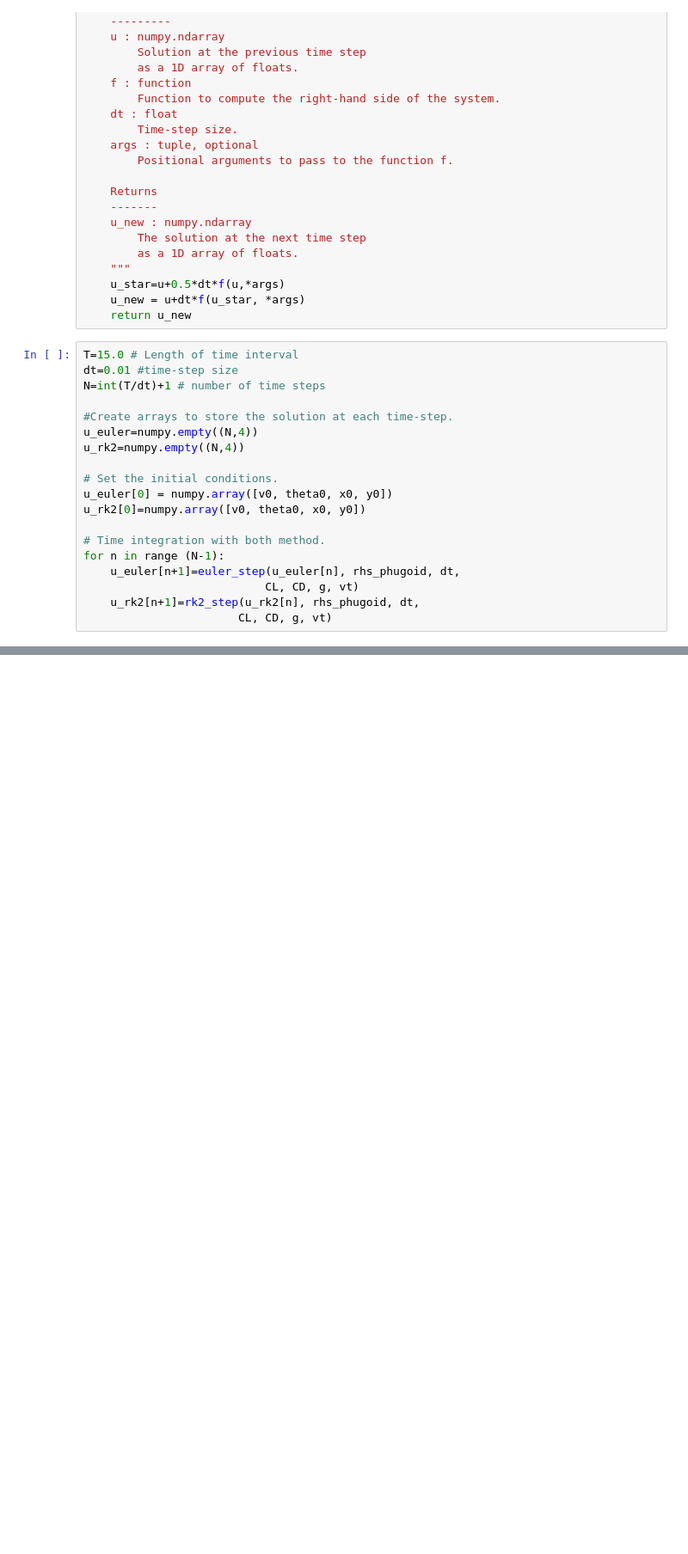
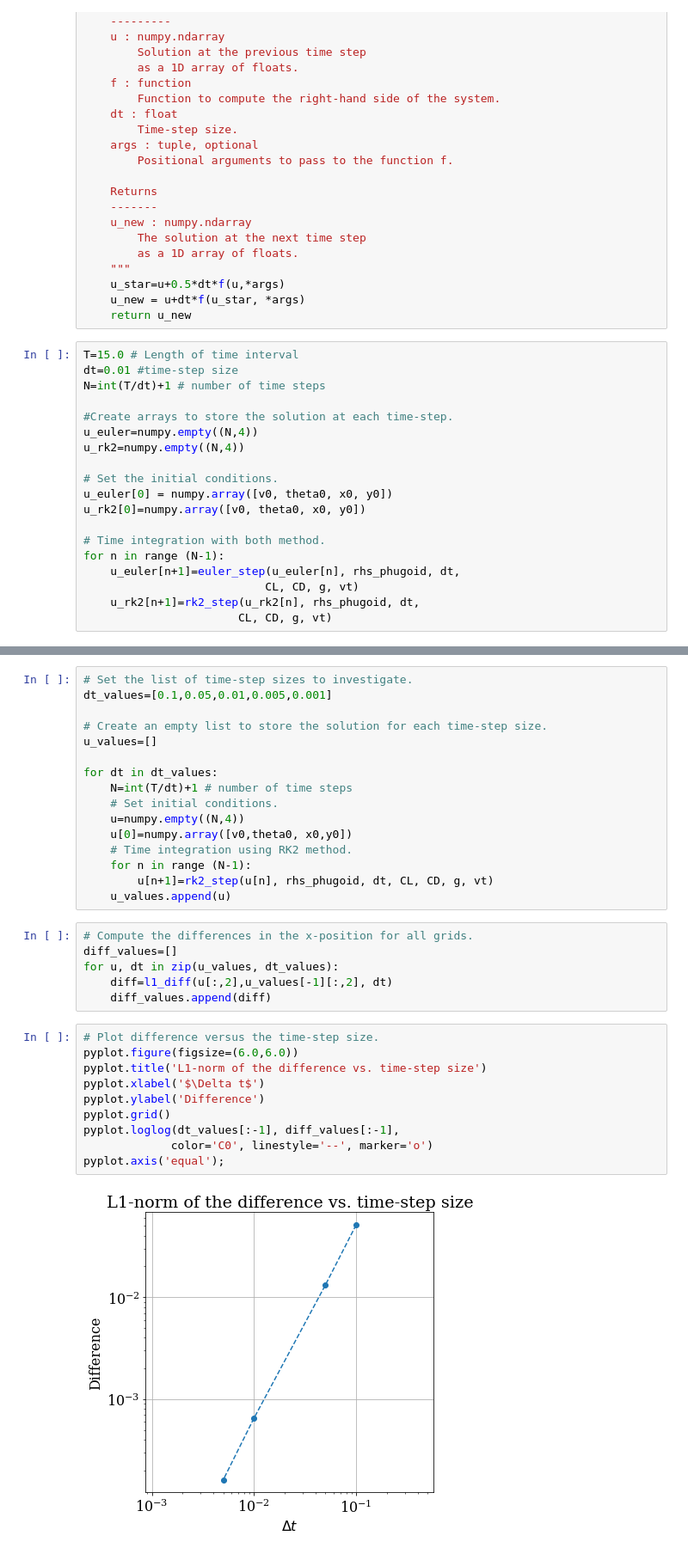
Before and after one commit to ryan28973630/MAE6286, a Jupyter notebook: Third Class (20180912) Lesson 4, Module 1.ipynb, the cells around one changed output, grey strips where cells are left out. Shown at 86% size. Drawn from its saved outputs; the diff is of its cells as text; blank space fills up the shorter version.

```diff
--- a/Third Class (20180912) Lesson 4, Module 1.ipynb
+++ b/Third Class (20180912) Lesson 4, Module 1.ipynb
@@ -170,0 +205,34 @@ else:
+# %%
+# Set the list of time-step sizes to investigate.
+dt_values=[0.1,0.05,0.01,0.005,0.001]
+
+# Create an empty list to store the solution for each time-step size.
+u_values=[]
+
+for dt in dt_values:
+    N=int(T/dt)+1 # number of time steps
+    # Set initial conditions.
+    u=numpy.empty((N,4))
+    u[0]=numpy.array([v0,theta0, x0,y0])
+    # Time integration using RK2 method.
+    for n in range (N-1):
+        u[n+1]=rk2_step(u[n], rhs_phugoid, dt, CL, CD, g, vt)
+    u_values.append(u)
+# %%
+# Compute the differences in the x-position for all grids.
+diff_values=[]
+for u, dt in zip(u_values, dt_values):
+    diff=l1_diff(u[:,2],u_values[-1][:,2], dt)
+    diff_values.append(diff)
+# %%
+# Plot difference versus the time-step size.
+pyplot.figure(figsize=(6.0,6.0))
+pyplot.title('L1-norm of the difference vs. time-step size')
+pyplot.xlabel('$\Delta t$')
+pyplot.ylabel('Difference')
+pyplot.grid()
+pyplot.loglog(dt_values[:-1], diff_values[:-1],
+             color='C0', linestyle='--', marker='o')
+pyplot.axis('equal');
+# %% [output]
+[figure, added]
```
Also changed, not shown: parts of 11 cells of this notebook.
